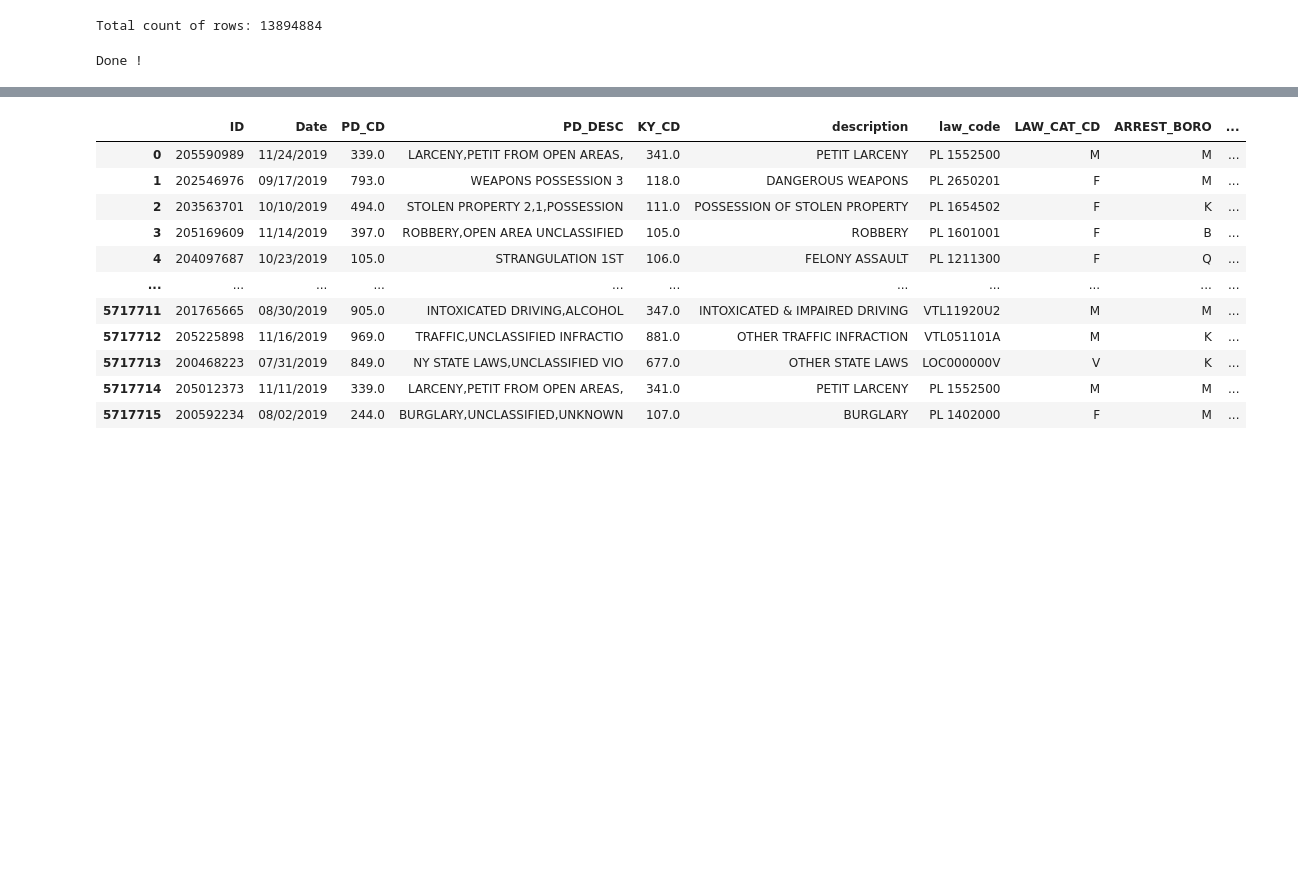
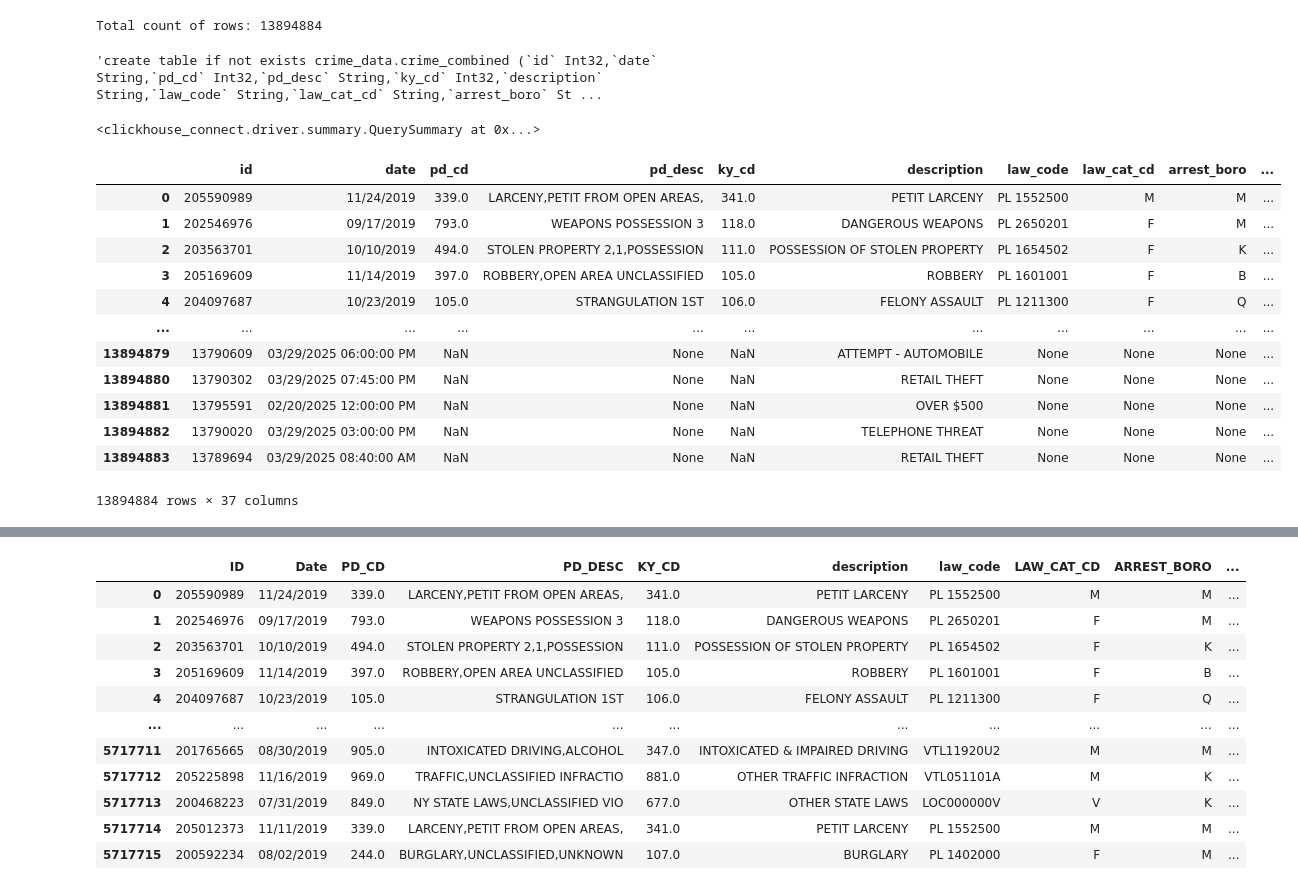
Before and after one commit to ElizabethSeth/Airflow, a Jupyter notebook: notebooks/sparkdev.ipynb, the cells around one changed output, grey strips where cells are left out. Saved outputs shown, nothing was run; the diff lists cells and outputs as text; code cells hidden in the pictures; blank space fills up the shorter version.

```diff
--- a/notebooks/sparkdev.ipynb
+++ b/notebooks/sparkdev.ipynb
@@ -83,6 +83,8 @@ spark = (
         .config("spark.driver.memory", f"{ram}g")
         .config("spark.driver.maxResultSize", f"{ram}g")
         .config("spark.executor.memoryOverhead", f"{ram}g")
+        .config("spark.clickhouse.write.format", "json")
+
         .getOrCreate()
     )
 
@@ -566,11 +572,6 @@ set()
 # %%
 crime_nyc = crime_nyc.select([F.col(c).alias(c.lower()) for c in crime_nyc.columns])
 Chicago_intersects = Chicago_intersects.select([F.col(c).alias(c.lower()) for c in Chicago_intersects.columns])
-# %%
-final_columns = sorted(set(crime_nyc.columns).union(set(Chicago_intersects.columns)))
-
-crime_nyc = crime_nyc.select(final_columns)
-Chicago_intersects = Chicago_intersects.select(final_columns)
 # %%
 combined_df = crime_nyc.unionByName(Chicago_intersects)
 combined_df.show(5)
@@ -632,6 +634,9 @@ def full_func_creation_table(df, db, table):
     return f"create table if not exists {db}.{table} ({','.join(columns)}) ENGINE=MergeTree() order by {df.columns[0]}"
 # %%
 full_func_creation_table(combined_df, 'crime_data', 'crime_combined')
-print("Done !")
 # %% [output]
-Done !
+'create table if not exists crime_data.crime_combined (`id` Int32,`date` String,`pd_cd` Int32,`pd_desc` String,`ky_cd` Int32,`description` String,`law_code` String,`law_cat_cd` String,`arrest_boro` St ...
+# %%
+client.command(full_func_creation_table(combined_df, 'crime_data', 'crime_combined'))
+# %% [output]
+<clickhouse_connect.driver.summary.QuerySummary at 0x...>
@@ -637,0 +647,18 @@ Done !
+# %%
+df = combined_df.toPandas()
+# %%
+df
+# %% [output]
+|  | id | date | pd_cd | pd_desc | ky_cd | description | law_code | law_cat_cd | arrest_boro | ... |
+| 0 | 205590989 | 11/24/2019 | 339.0 | LARCENY,PETIT FROM OPEN AREAS, | 341.0 | PETIT LARCENY | PL 1552500 | M | M | ... |
+| 1 | 202546976 | 09/17/2019 | 793.0 | WEAPONS POSSESSION 3 | 118.0 | DANGEROUS WEAPONS | PL 2650201 | F | M | ... |
+| 2 | 203563701 | 10/10/2019 | 494.0 | STOLEN PROPERTY 2,1,POSSESSION | 111.0 | POSSESSION OF STOLEN PROPERTY | PL 1654502 | F | K | ... |
+| 3 | 205169609 | 11/14/2019 | 397.0 | ROBBERY,OPEN AREA UNCLASSIFIED | 105.0 | ROBBERY | PL 1601001 | F | B | ... |
+| 4 | 204097687 | 10/23/2019 | 105.0 | STRANGULATION 1ST | 106.0 | FELONY ASSAULT | PL 1211300 | F | Q | ... |
+| ... | ... | ... | ... | ... | ... | ... | ... | ... | ... | ... |
+| 13894879 | 13790609 | 03/29/2025 06:00:00 PM | NaN | None | NaN | ATTEMPT - AUTOMOBILE | None | None | None | ... |
+| 13894880 | 13790302 | 03/29/2025 07:45:00 PM | NaN | None | NaN | RETAIL THEFT | None | None | None | ... |
+| 13894881 | 13795591 | 02/20/2025 12:00:00 PM | NaN | None | NaN | OVER $500 | None | None | None | ... |
+| 13894882 | 13790020 | 03/29/2025 03:00:00 PM | NaN | None | NaN | TELEPHONE THREAT | None | None | None | ... |
+| 13894883 | 13789694 | 03/29/2025 08:40:00 AM | NaN | None | NaN | RETAIL THEFT | None | None | None | ... |
+13894884 rows × 37 columns
```
Also changed, not shown: parts of 11 cells of this notebook, 7 other files.
